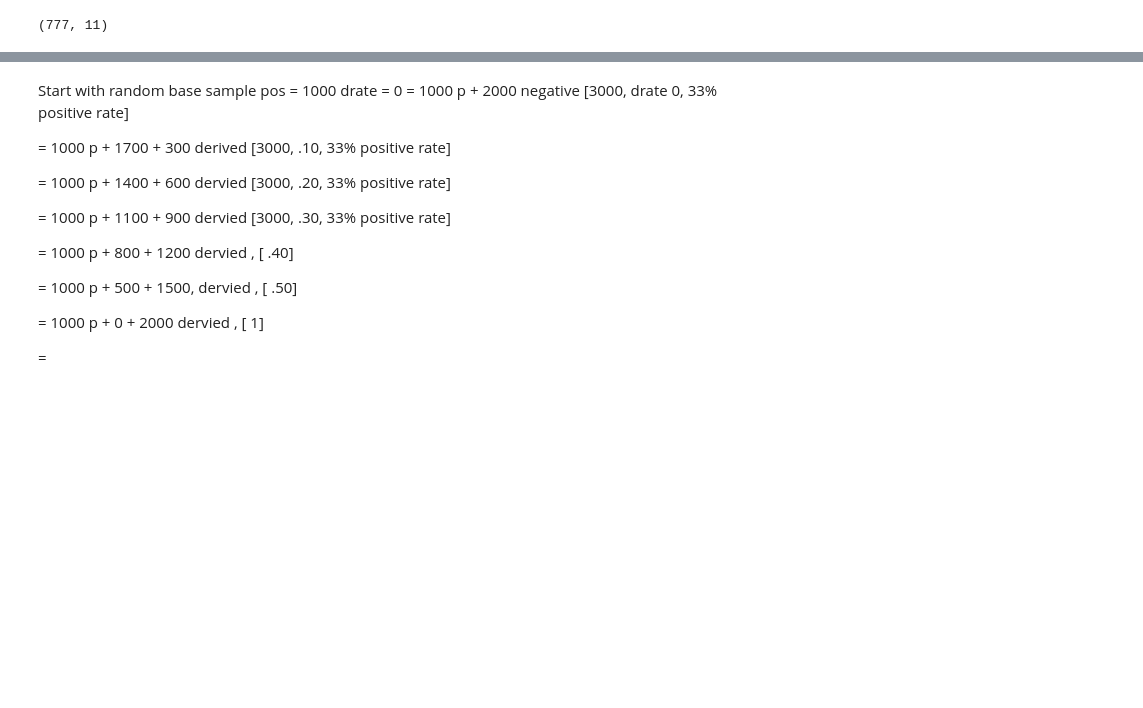
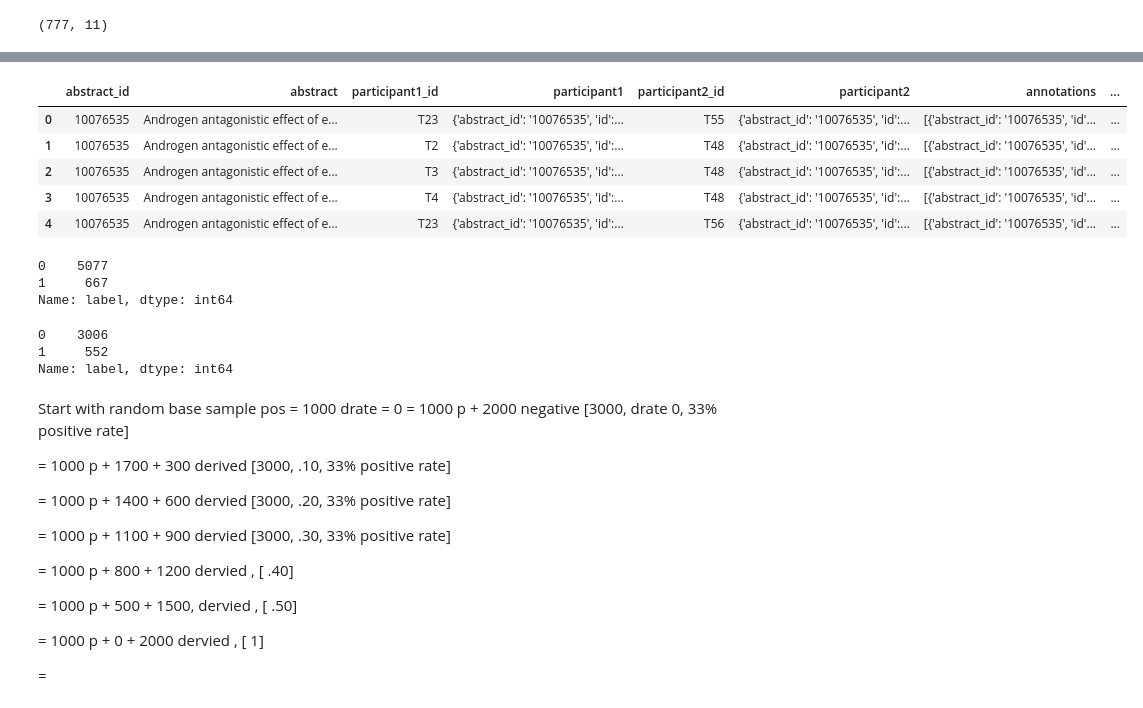
Before and after one commit to elangovana/large-scale-ptm-ppi, a Jupyter notebook: notebooks/chemprot_adversarial_dataprep.ipynb, the cells around one changed output, grey strips where cells are left out. Drawn from its saved outputs; the diff is of its cells as text; code cells hidden in the pictures; blank space fills up the shorter version.

```diff
--- a/notebooks/chemprot_adversarial_dataprep.ipynb
+++ b/notebooks/chemprot_adversarial_dataprep.ipynb
@@ -459,5 +464,30 @@ s3://aegovan-data/chemprot_adversarial/202212132150/affablepositives/train_767_2
 [figure]
 [figure]
+# %%
+pd.read_json( io.StringIO(sagemaker.s3.S3Downloader.read_file(test_data))).head()
+# %% [output]
+|  | abstract_id | abstract | participant1_id | participant1 | participant2_id | participant2 | annotations | ... |
+| 0 | 10076535 | Androgen antagonistic effect of e... | T23 | {'abstract_id': '10076535', 'id':... | T55 | {'abstract_id': '10076535', 'id':... | [{'abstract_id': '10076535', 'id'... | ... |
+| 1 | 10076535 | Androgen antagonistic effect of e... | T2 | {'abstract_id': '10076535', 'id':... | T48 | {'abstract_id': '10076535', 'id':... | [{'abstract_id': '10076535', 'id'... | ... |
+| 2 | 10076535 | Androgen antagonistic effect of e... | T3 | {'abstract_id': '10076535', 'id':... | T48 | {'abstract_id': '10076535', 'id':... | [{'abstract_id': '10076535', 'id'... | ... |
+| 3 | 10076535 | Androgen antagonistic effect of e... | T4 | {'abstract_id': '10076535', 'id':... | T48 | {'abstract_id': '10076535', 'id':... | [{'abstract_id': '10076535', 'id'... | ... |
+| 4 | 10076535 | Androgen antagonistic effect of e... | T23 | {'abstract_id': '10076535', 'id':... | T56 | {'abstract_id': '10076535', 'id':... | [{'abstract_id': '10076535', 'id'... | ... |
+# %%
+update_label(pd.read_json( io.StringIO(sagemaker.s3.S3Downloader.read_file(test_data)))
+            , "CPR:3"
+            )["label"].value_counts()
+# %% [output]
+0    5077
+1     667
+Name: label, dtype: int64
+# %%
+update_label(pd.read_json( io.StringIO(sagemaker.s3.S3Downloader.read_file(val_data)))
+            , "CPR:3"
+            )["label"].value_counts()
+# %% [output]
+0    3006
+1     552
+Name: label, dtype: int64
 # %%
 update_label_upload_s3( pd.read_json( io.StringIO(sagemaker.s3.S3Downloader.read_file(test_data))),output_data, "CPR:3", test_data.split("/")[-1])
 update_label_upload_s3( pd.read_json( io.StringIO(sagemaker.s3.S3Downloader.read_file(val_data))), output_data, "CPR:3", val_data.split("/")[-1] )
```
Also changed, not shown: parts of 5 cells of this notebook.
